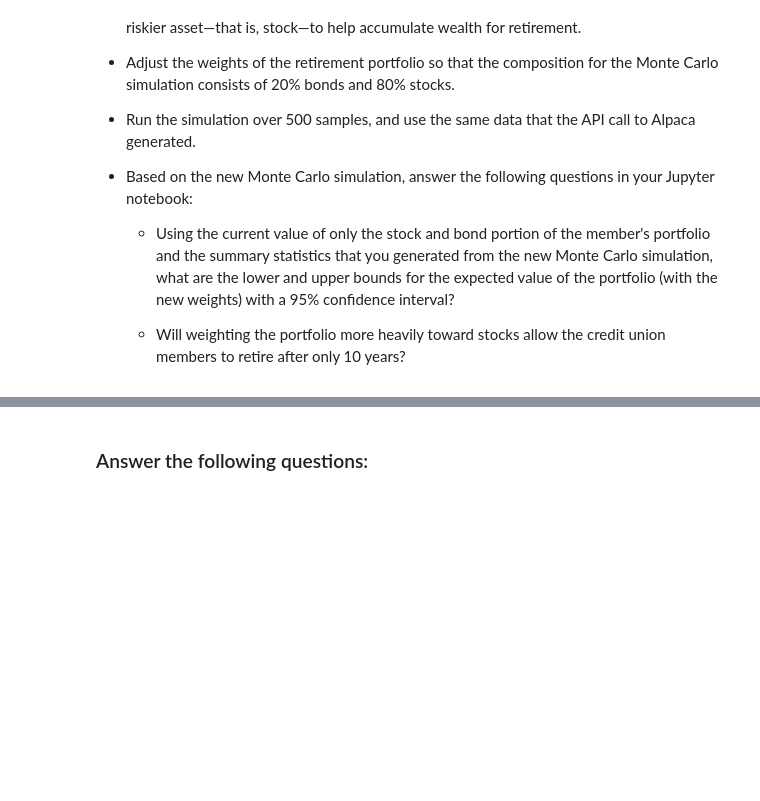
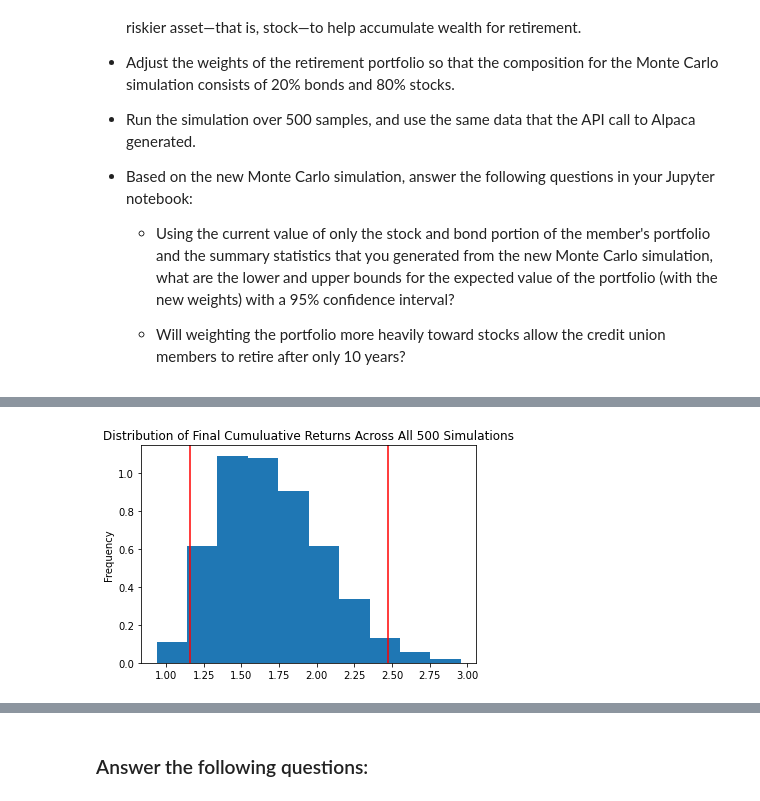
Before and after one commit to ccroft6/Financial_Planning_Tools, a Jupyter notebook: financial_planning_tools.ipynb, the cells around one changed output, grey strips where cells are left out. Cells and saved outputs as stored; diff of their text form; code cells hidden in the pictures; blank space fills up the shorter version.

```diff
--- a/financial_planning_tools.ipynb
+++ b/financial_planning_tools.ipynb
@@ -608,7 +660,9 @@ For this new Monte Carlo simulation, do the following:
 # %%
 # Visualize the probability distribution of the 10-year Monte Carlo simulation
 # by plotting a histogram
-# YOUR CODE HERE
+MC_10_year_sim_hist_plot = MC_10_year_sim.plot_distribution()
+# %% [output]
+[figure, added]
 # %%
 # Generate summary statistics from the 10-year Monte Carlo simulation results
 # Save the results as a variable
```
Also changed, not shown: parts of 26 cells of this notebook.
